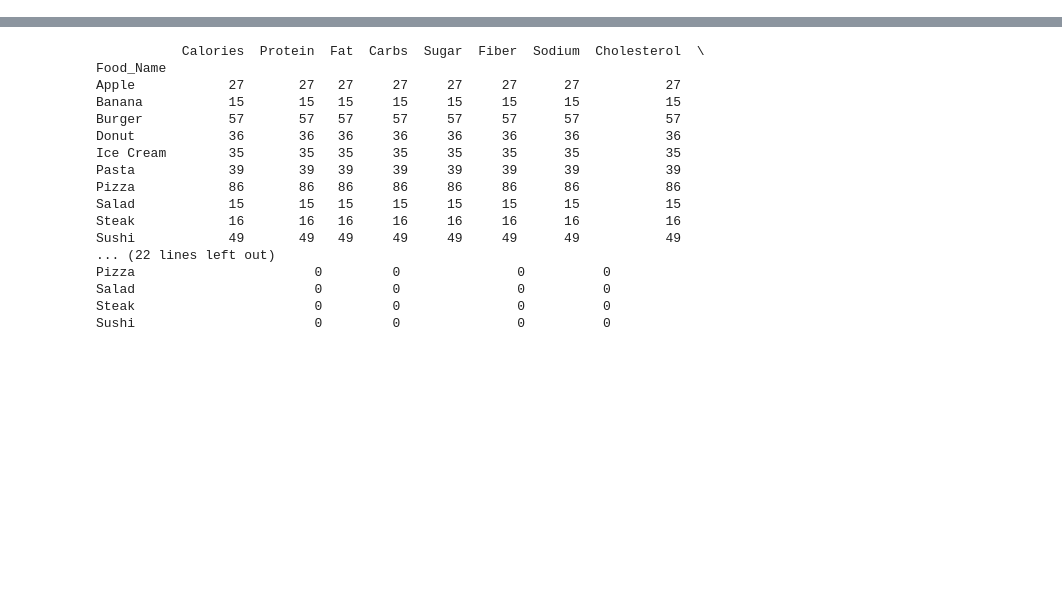
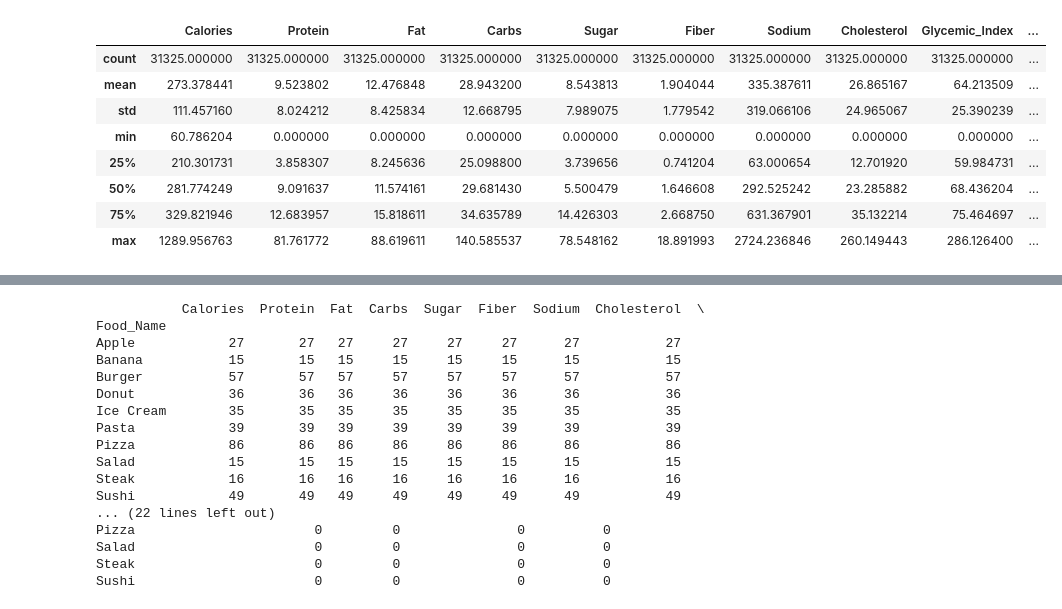
Before and after one commit to karan0907573/NUTRICLASS, a Jupyter notebook: NoteBooks/Dataprocessing.ipynb, the cells around one changed output, grey strips where cells are left out. Cells and saved outputs as stored; diff of their text form; code cells hidden in the pictures; blank space fills up the shorter version.

```diff
--- a/NoteBooks/Dataprocessing.ipynb
+++ b/NoteBooks/Dataprocessing.ipynb
@@ -7,0 +17,12 @@ raw_data=pd.read_csv(data_path)
+# %%
+raw_data.describe()
+# %% [output]
+|  | Calories | Protein | Fat | Carbs | Sugar | Fiber | Sodium | Cholesterol | Glycemic_Index | ... |
+| count | 31325.000000 | 31325.000000 | 31325.000000 | 31325.000000 | 31325.000000 | 31325.000000 | 31325.000000 | 31325.000000 | 31325.000000 | ... |
+| mean | 273.378441 | 9.523802 | 12.476848 | 28.943200 | 8.543813 | 1.904044 | 335.387611 | 26.865167 | 64.213509 | ... |
+| std | 111.457160 | 8.024212 | 8.425834 | 12.668795 | 7.989075 | 1.779542 | 319.066106 | 24.965067 | 25.390239 | ... |
+| min | 60.786204 | 0.000000 | 0.000000 | 0.000000 | 0.000000 | 0.000000 | 0.000000 | 0.000000 | 0.000000 | ... |
+| 25% | 210.301731 | 3.858307 | 8.245636 | 25.098800 | 3.739656 | 0.741204 | 63.000654 | 12.701920 | 59.984731 | ... |
+| 50% | 281.774249 | 9.091637 | 11.574161 | 29.681430 | 5.500479 | 1.646608 | 292.525242 | 23.285882 | 68.436204 | ... |
+| 75% | 329.821946 | 12.683957 | 15.818611 | 34.635789 | 14.426303 | 2.668750 | 631.367901 | 35.132214 | 75.464697 | ... |
+| max | 1289.956763 | 81.761772 | 88.619611 | 140.585537 | 78.548162 | 18.891993 | 2724.236846 | 260.149443 | 286.126400 | ... |
```
Also changed, not shown: parts of 14 cells of this notebook, 24 other files.
